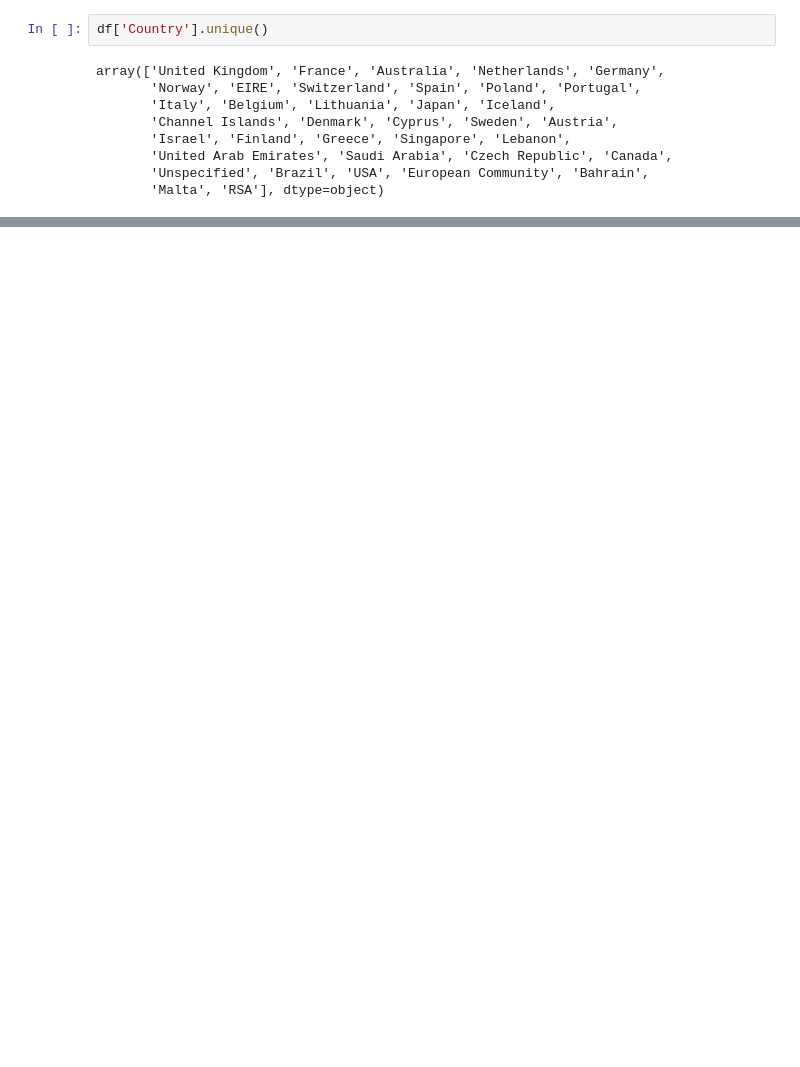
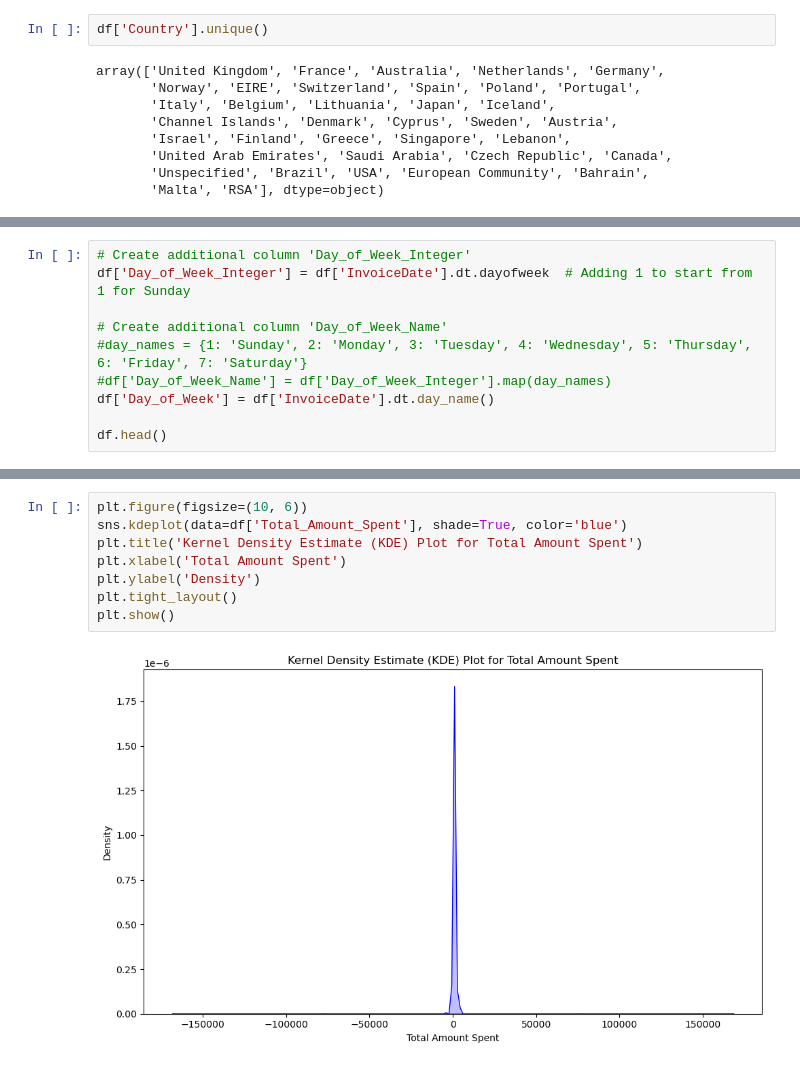
Before and after one commit to moyinajayi/Retail_customer_Clustering, a Jupyter notebook: OnlineSales.ipynb, the cells around one changed output, grey strips where cells are left out. Drawn from its saved outputs; the diff is of its cells as text; blank space fills up the shorter version.

```diff
--- a/OnlineSales.ipynb
+++ b/OnlineSales.ipynb
@@ -89,0 +117,10 @@ total_amount.head()
+# %%
+# Create additional column 'Day_of_Week_Integer'
+df['Day_of_Week_Integer'] = df['InvoiceDate'].dt.dayofweek  # Adding 1 to start from 1 for Sunday
+
+# Create additional column 'Day_of_Week_Name'
+#day_names = {1: 'Sunday', 2: 'Monday', 3: 'Tuesday', 4: 'Wednesday', 5: 'Thursday', 6: 'Friday', 7: 'Saturday'}
+#df['Day_of_Week_Name'] = df['Day_of_Week_Integer'].map(day_names)
+df['Day_of_Week'] = df['InvoiceDate'].dt.day_name()
+
+df.head()
@@ -89,0 +134,10 @@ total_amount.head()
+# %%
+plt.figure(figsize=(10, 6))
+sns.kdeplot(data=df['Total_Amount_Spent'], shade=True, color='blue')
+plt.title('Kernel Density Estimate (KDE) Plot for Total Amount Spent')
+plt.xlabel('Total Amount Spent')
+plt.ylabel('Density')
+plt.tight_layout()
+plt.show()
+# %% [output]
+[figure, added]
```
Also changed, not shown: parts of 26 cells of this notebook.
